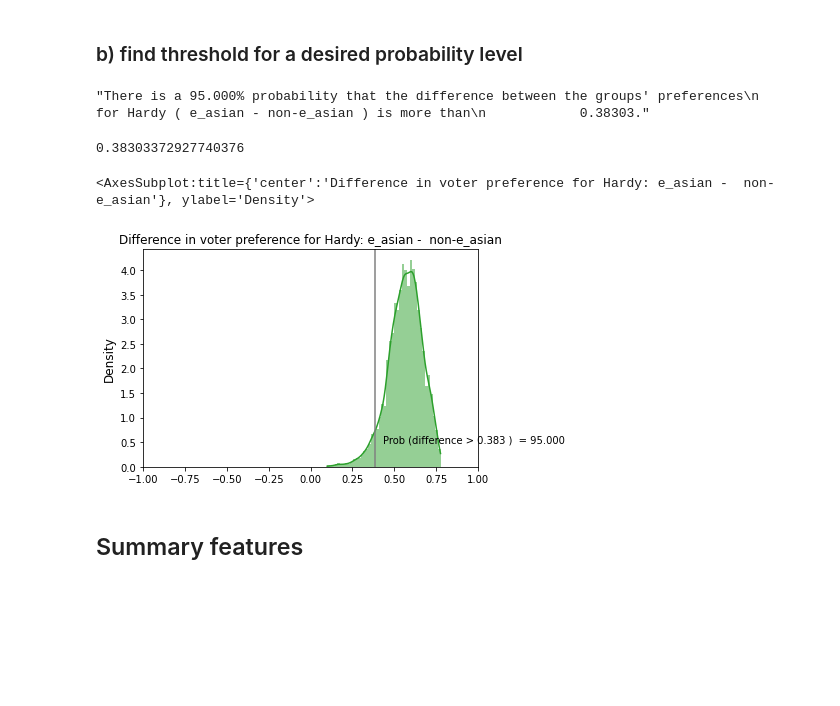
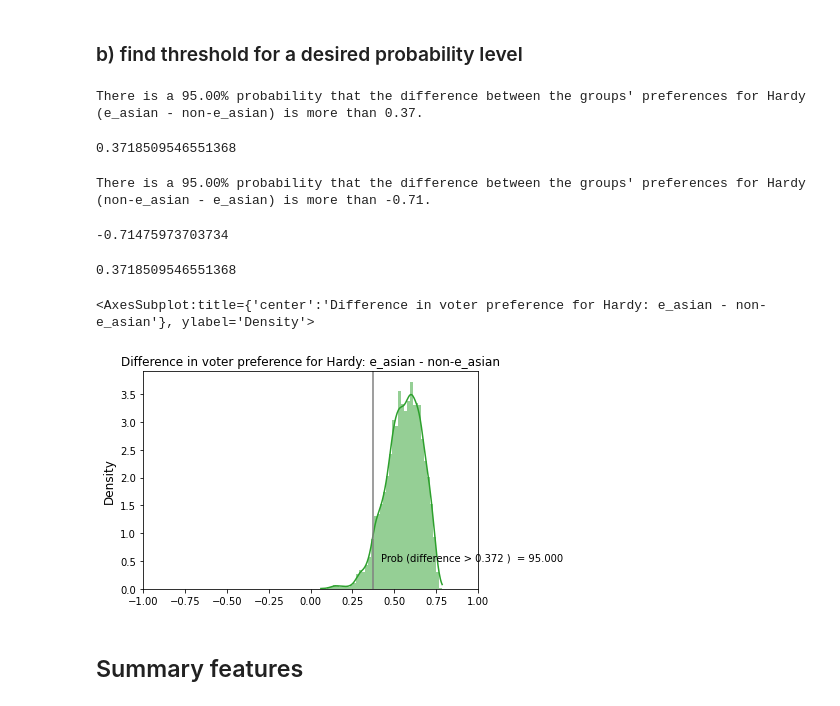
Before and after one commit to mggg/ecological-inference, a Jupyter notebook: pyei/examples/santa_clara_demo.ipynb, the cells around one changed output. Saved outputs shown, nothing was run; the diff lists cells and outputs as text; code cells hidden in the pictures; blank space fills up the shorter version.

Commit message:
finish rxc polarization functions

```diff
--- a/pyei/examples/santa_clara_demo.ipynb
+++ b/pyei/examples/santa_clara_demo.ipynb
@@ -172,13 +185,19 @@ ei.plot_polarization_kde(threshold=0.4, reference_group=1, show_threshold=True)
 # %% [markdown]
 ### b) find threshold for a desired probability level
 # %%
-ei.polarization_report(percentile=95, reference_group=1, verbose=True)
+ei.polarization_report(percentile=95, verbose=True)
 # %% [output]
-"There is a 95.000% probability that the difference between the groups' preferences\n            for Hardy ( e_asian - non-e_asian ) is more than\n            0.38303."
+There is a 95.00% probability that the difference between the groups' preferences for Hardy (e_asian - non-e_asian) is more than 0.37.
+0.3718509546551368
+# %%
+ei.polarization_report(percentile=95, verbose=True, reference_group=1)
+# %% [output]
+There is a 95.00% probability that the difference between the groups' preferences for Hardy (non-e_asian - e_asian) is more than -0.71.
+-0.71475973703734
 # %%
-ei.polarization_report(percentile=95, reference_group=1, verbose=False)
+ei.polarization_report(percentile=95, verbose=False)
 # %% [output]
-0.38303372927740376
+0.3718509546551368
 # %%
-ei.plot_polarization_kde(percentile=95, reference_group=1, show_threshold=True)
+ei.plot_polarization_kde(percentile=95, show_threshold=True)
 # %% [output]
@@ -186,4 +205,4 @@ ei.plot_polarization_kde(percentile=95, reference_group=1, show_threshold=True)
-[figure, old version]
+[figure, new version]
 # %% [markdown]
 ## Summary features
 # %%
```
Also changed, not shown: parts of 20 cells of this notebook, 3 other files.
